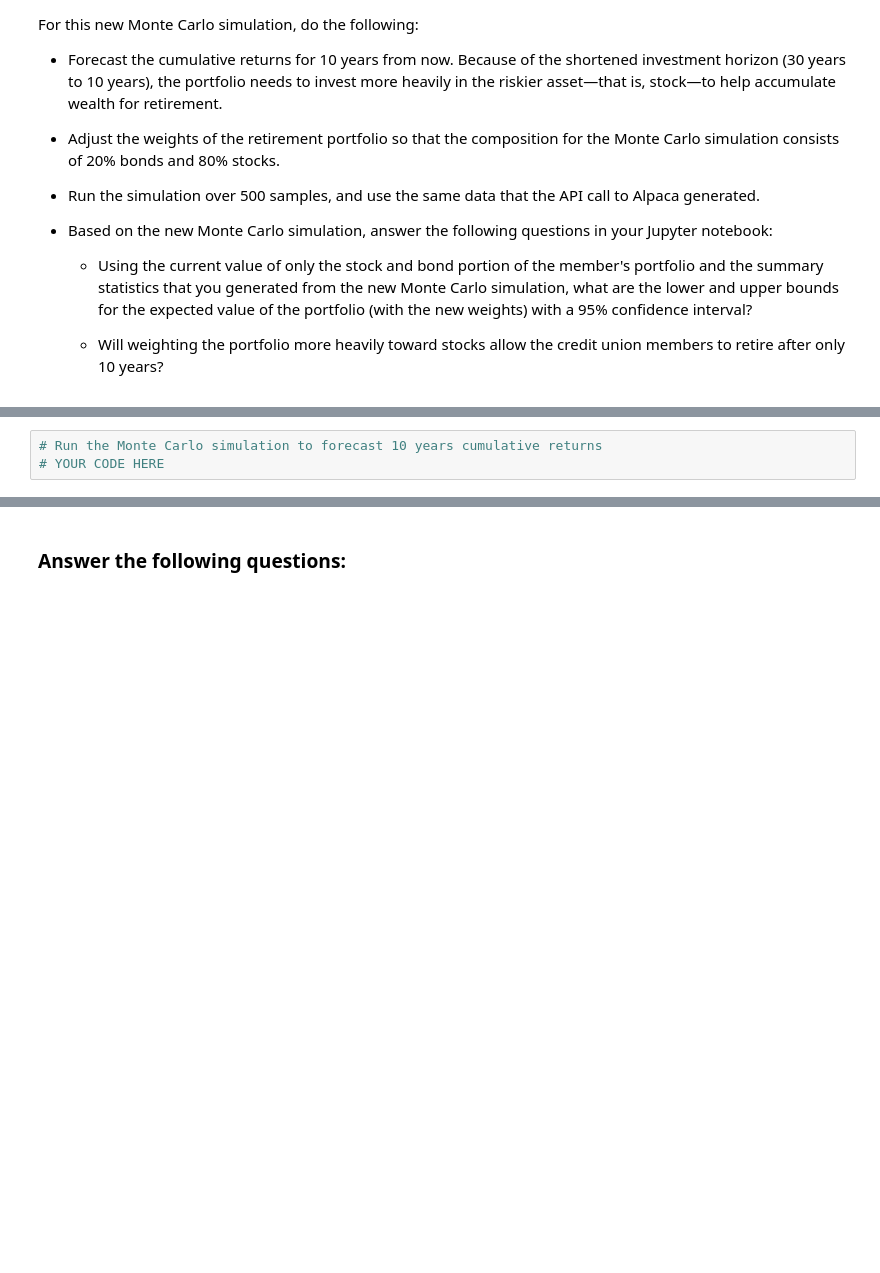
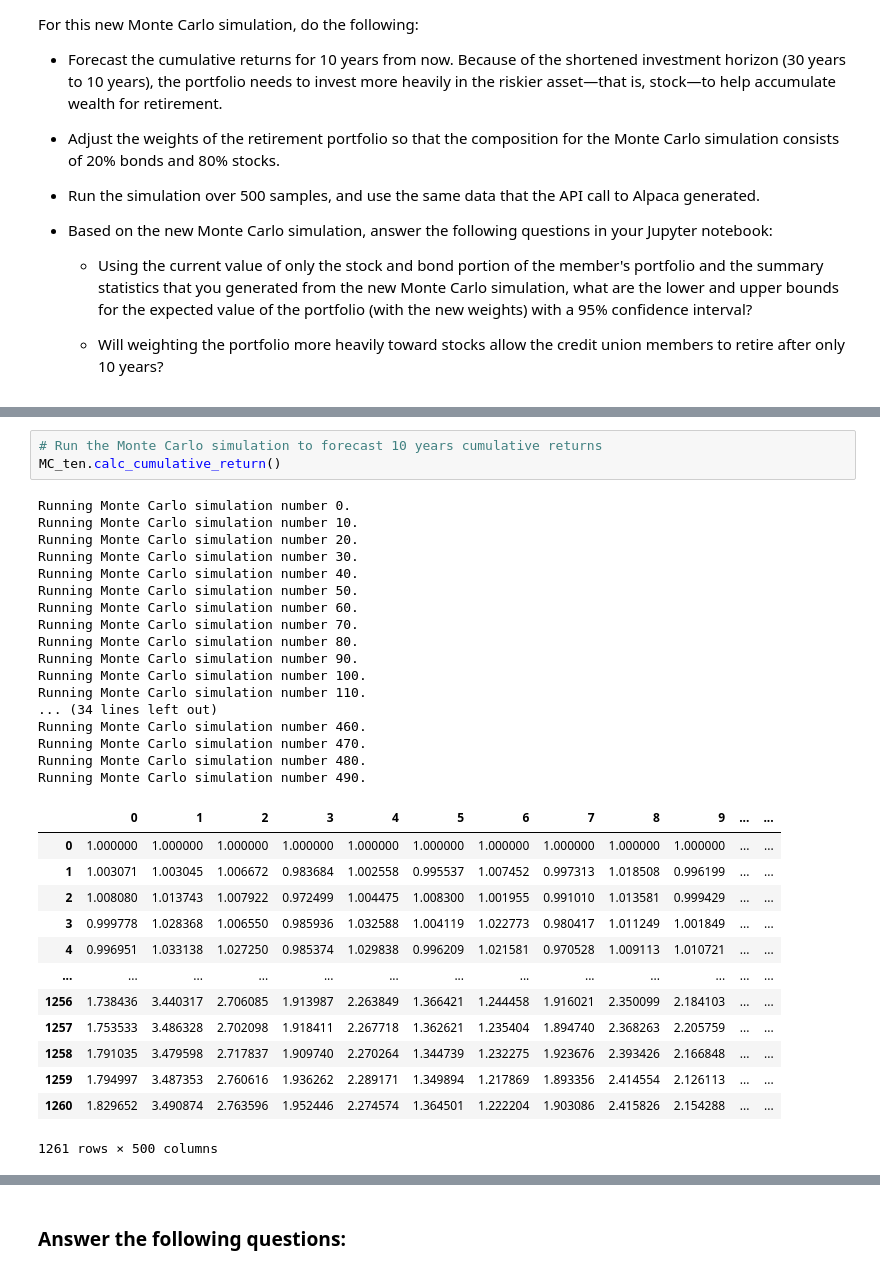
Before and after one commit to arianamoreno13/challenge_5, a Jupyter notebook: financial_planning_tools.ipynb, the cells around one changed output, grey strips where cells are left out. Saved outputs shown, nothing was run; the diff lists cells and outputs as text; blank space fills up the shorter version.

```diff
--- a/financial_planning_tools.ipynb
+++ b/financial_planning_tools.ipynb
@@ -627,6 +643,37 @@ For this new Monte Carlo simulation, do the following:
 # %%
 # Run the Monte Carlo simulation to forecast 10 years cumulative returns
-# YOUR CODE HERE
+MC_ten.calc_cumulative_return()
+# %% [output]
+Running Monte Carlo simulation number 0.
+Running Monte Carlo simulation number 10.
+Running Monte Carlo simulation number 20.
+Running Monte Carlo simulation number 30.
+Running Monte Carlo simulation number 40.
+Running Monte Carlo simulation number 50.
+Running Monte Carlo simulation number 60.
+Running Monte Carlo simulation number 70.
+Running Monte Carlo simulation number 80.
+Running Monte Carlo simulation number 90.
+Running Monte Carlo simulation number 100.
+Running Monte Carlo simulation number 110.
+... (34 lines left out)
+Running Monte Carlo simulation number 460.
+Running Monte Carlo simulation number 470.
+Running Monte Carlo simulation number 480.
+Running Monte Carlo simulation number 490.
+|  | 0 | 1 | 2 | 3 | 4 | 5 | 6 | 7 | 8 | 9 | ... | ... |
+| 0 | 1.000000 | 1.000000 | 1.000000 | 1.000000 | 1.000000 | 1.000000 | 1.000000 | 1.000000 | 1.000000 | 1.000000 | ... | ... |
+| 1 | 1.003071 | 1.003045 | 1.006672 | 0.983684 | 1.002558 | 0.995537 | 1.007452 | 0.997313 | 1.018508 | 0.996199 | ... | ... |
+| 2 | 1.008080 | 1.013743 | 1.007922 | 0.972499 | 1.004475 | 1.008300 | 1.001955 | 0.991010 | 1.013581 | 0.999429 | ... | ... |
+| 3 | 0.999778 | 1.028368 | 1.006550 | 0.985936 | 1.032588 | 1.004119 | 1.022773 | 0.980417 | 1.011249 | 1.001849 | ... | ... |
+| 4 | 0.996951 | 1.033138 | 1.027250 | 0.985374 | 1.029838 | 0.996209 | 1.021581 | 0.970528 | 1.009113 | 1.010721 | ... | ... |
+| ... | ... | ... | ... | ... | ... | ... | ... | ... | ... | ... | ... | ... |
+| 1256 | 1.738436 | 3.440317 | 2.706085 | 1.913987 | 2.263849 | 1.366421 | 1.244458 | 1.916021 | 2.350099 | 2.184103 | ... | ... |
+| 1257 | 1.753533 | 3.486328 | 2.702098 | 1.918411 | 2.267718 | 1.362621 | 1.235404 | 1.894740 | 2.368263 | 2.205759 | ... | ... |
+| 1258 | 1.791035 | 3.479598 | 2.717837 | 1.909740 | 2.270264 | 1.344739 | 1.232275 | 1.923676 | 2.393426 | 2.166848 | ... | ... |
+| 1259 | 1.794997 | 3.487353 | 2.760616 | 1.936262 | 2.289171 | 1.349894 | 1.217869 | 1.893356 | 2.414554 | 2.126113 | ... | ... |
+| 1260 | 1.829652 | 3.490874 | 2.763596 | 1.952446 | 2.274574 | 1.364501 | 1.222204 | 1.903086 | 2.415826 | 2.154288 | ... | ... |
+1261 rows × 500 columns
 # %%
 # Visualize the 10-year Monte Carlo simulation by creating an
 # overlay line plot
```
Also changed, not shown: parts of 23 cells of this notebook.
